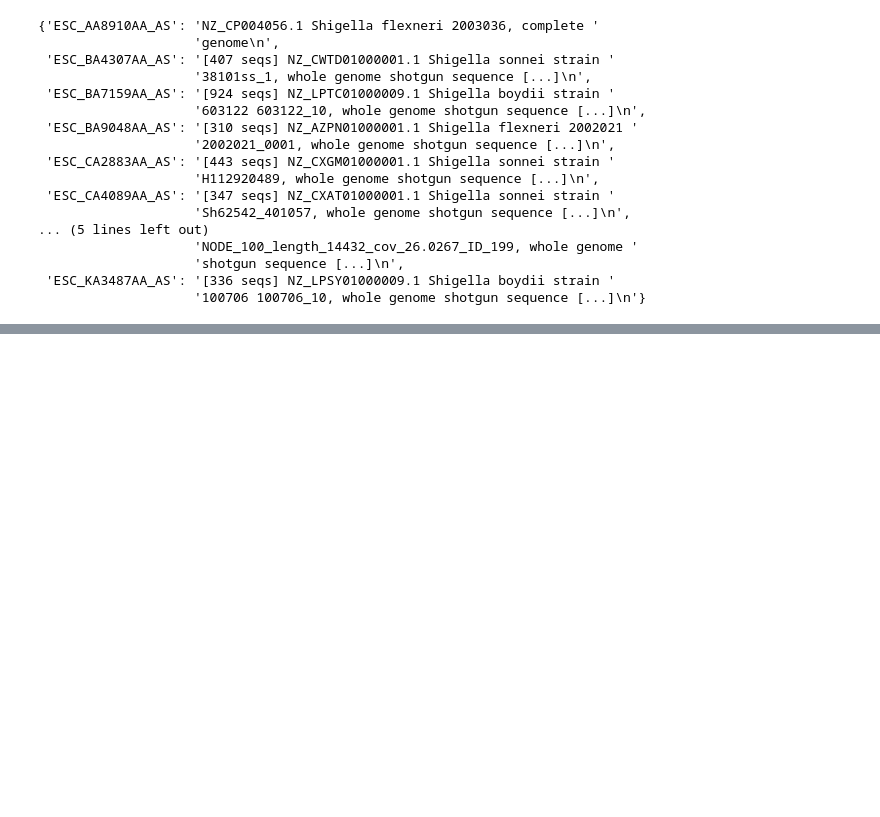
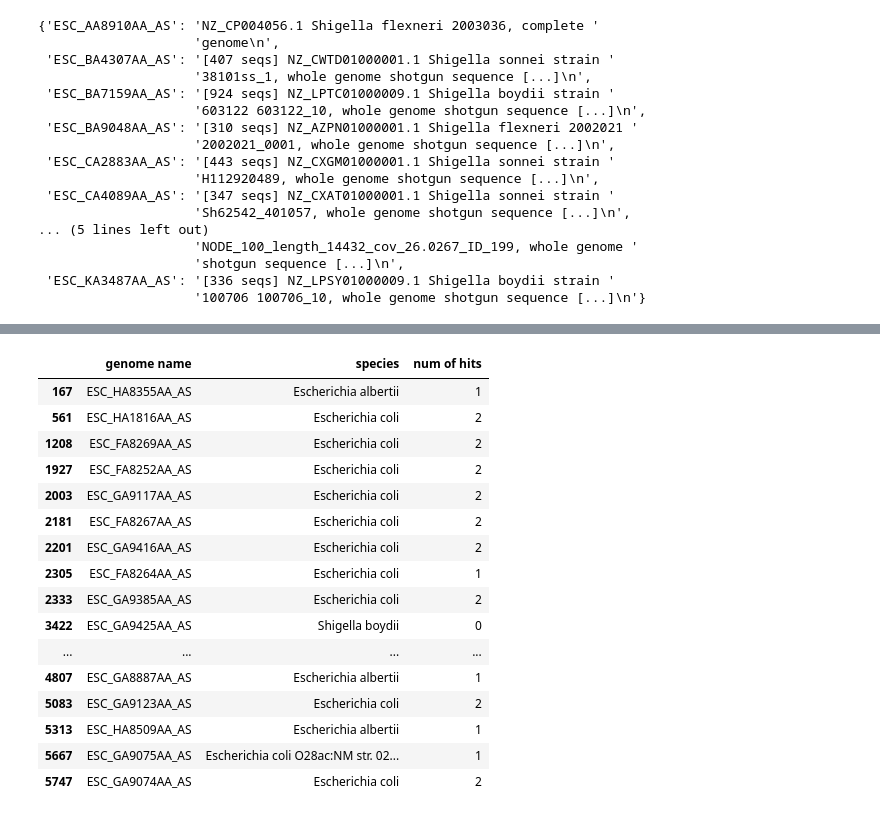
Before and after one commit to superphy/MoreSerotype, a Jupyter notebook: mini_experiment/Predictor Alignment Statistics.ipynb, the cells around one changed output, grey strips where cells are left out. Saved outputs shown, nothing was run; the diff lists cells and outputs as text; code cells hidden in the pictures; blank space fills up the shorter version.

Commit message:
Include result from mash prediction

```diff
--- a/mini_experiment/Predictor Alignment Statistics.ipynb
+++ b/mini_experiment/Predictor Alignment Statistics.ipynb
@@ -28,8 +31,8 @@ dtype: int64
 [figure]
 # %%
 # Summary of total hits per genome
-total_hit_df = df.sum(axis=1)
-print(total_hit_df.describe())
+total_hit_s = df.sum(axis=1)
+total_hit_s.describe()
 # %% [output]
 count    52677.000000
 mean         8.089280
@@ -174,0 +181,6 @@ pprint(species_results)
+# %%
+# Load data from result csv file
+species_result_file = 'species_results.csv'
+mash_df = pd.read_csv(species_result_file)
+mash_df = pd.concat([mash_df['genome name'].str.replace('(.fasta)',''), mash_df['species']], axis=1)
+mash_df.describe()
@@ -174,0 +217,5 @@ pprint(species_results)
+# %%
+# Merge mash result with alignment hits result (inner join)
+total_hit_df = pd.DataFrame(total_hit_s, columns=['num of hits'])
+merge_df = mash_df.merge(total_hit_df, left_on='genome name', right_index=True, how='inner')
+merge_df.head()
@@ -174,0 +229,21 @@ pprint(species_results)
+# %%
+# Find all rows that is not Escherichia by predictor alignment
+merge_df[merge_df['num of hits'].isin((range(3)))]
+# %% [output]
+|  | genome name | species | num of hits |
+| 167 | ESC_HA8355AA_AS | Escherichia albertii | 1 |
+| 561 | ESC_HA1816AA_AS | Escherichia coli | 2 |
+| 1208 | ESC_FA8269AA_AS | Escherichia coli | 2 |
+| 1927 | ESC_FA8252AA_AS | Escherichia coli | 2 |
+| 2003 | ESC_GA9117AA_AS | Escherichia coli | 2 |
+| 2181 | ESC_FA8267AA_AS | Escherichia coli | 2 |
+| 2201 | ESC_GA9416AA_AS | Escherichia coli | 2 |
+| 2305 | ESC_FA8264AA_AS | Escherichia coli | 1 |
+| 2333 | ESC_GA9385AA_AS | Escherichia coli | 2 |
+| 3422 | ESC_GA9425AA_AS | Shigella boydii | 0 |
+| ... | ... | ... | ... |
+| 4807 | ESC_GA8887AA_AS | Escherichia albertii | 1 |
+| 5083 | ESC_GA9123AA_AS | Escherichia coli | 2 |
+| 5313 | ESC_HA8509AA_AS | Escherichia albertii | 1 |
+| 5667 | ESC_GA9075AA_AS | Escherichia coli O28ac:NM str. 02... | 1 |
+| 5747 | ESC_GA9074AA_AS | Escherichia coli | 2 |
```
Also changed, not shown: parts of 10 cells of this notebook, 1 other file.
